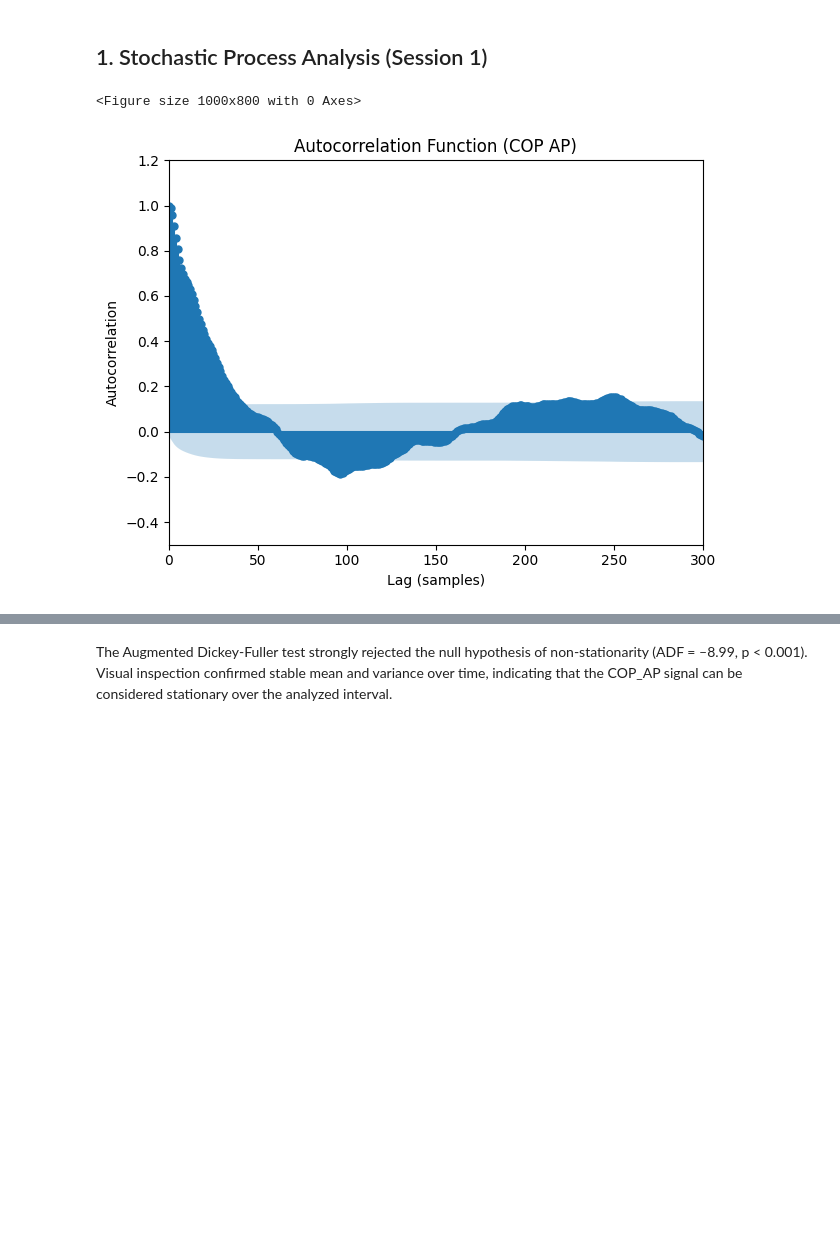
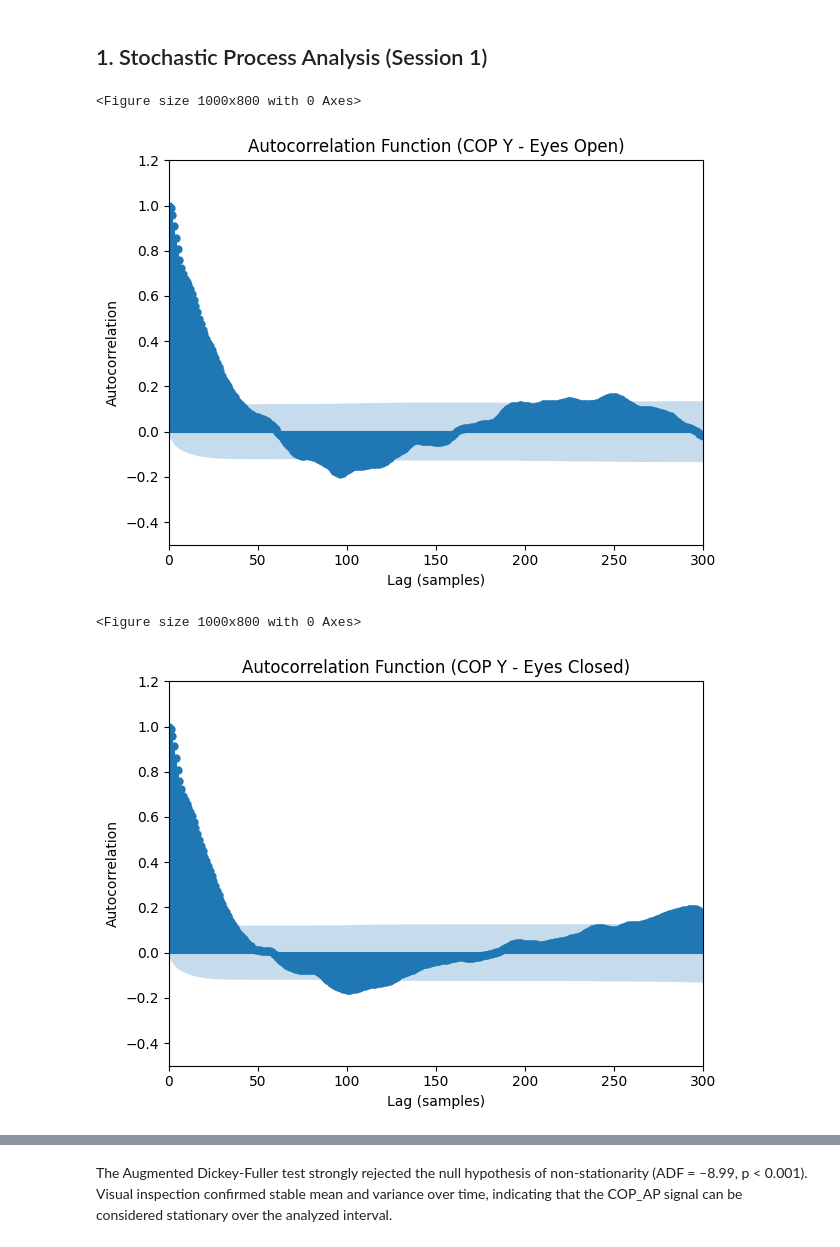
Before and after one commit to TheoLec-student/Time-Series-Analysis-of-Physiological-and-Human-Movement-Data, a Jupyter notebook: main.ipynb, the cells around one changed output, grey strips where cells are left out. Drawn from its saved outputs; the diff is of its cells as text; code cells hidden in the pictures; blank space fills up the shorter version.

```diff
--- a/main.ipynb
+++ b/main.ipynb
@@ -36,11 +39,15 @@ from statsmodels.tsa.arima.model import ARIMA
 
 #Read data
 record1 = wfdb.rdrecord('data/BDS00001')
+record2 = wfdb.rdrecord('data/BDS00004')
 
 #Plot data
 wfdb.plot_wfdb(record=record1, title='BDS00001 Record', time_units='seconds', figsize=(12, 8))
 plt.show()
 
+wfdb.plot_wfdb(record=record2, title='BDS00004 Record', time_units='seconds', figsize=(12, 8))
+plt.show()
+
 print(record1.sig_name)
 # %% [output]
 [figure]
@@ -78,17 +111,30 @@ Sampling frequency: 100 Hz
 # %%
 #Compute and plot the Autocorrelation Function (ACF)
 plt.figure(figsize=(10,8))
-plot_acf(cop_y, lags=300)
-plt.title("Autocorrelation Function (COP AP)")
+plot_acf(cop_y_open, lags=300)
+plt.title("Autocorrelation Function (COP Y - Eyes Open)")
 plt.xlabel("Lag (samples)")
 plt.ylabel("Autocorrelation")
 plt.xlim(0, 300)
 plt.ylim(-0.5, 1.2)
 plt.tight_layout()
 plt.show()
+
+#Eyes Closed
+plt.figure(figsize=(10,8))
+plot_acf(cop_y_close, lags=300)
+plt.title("Autocorrelation Function (COP Y - Eyes Closed)")
+plt.xlabel("Lag (samples)")
+plt.ylabel("Autocorrelation")
+plt.xlim(0, 300)
+plt.ylim(-0.5, 1.2)
+plt.tight_layout()
+plt.show()
 # %% [output]
 <Figure size 1000x800 with 0 Axes>
-[figure, old version]
+[figure, new version]
+<Figure size 1000x800 with 0 Axes>
+[figure, added]
 # %%
 #Test for stationarity (visual inspection and statistical test)
 #Visual inspection and ADF test for stationarity
```
Also changed, not shown: parts of 17 cells of this notebook, 2 other files.
